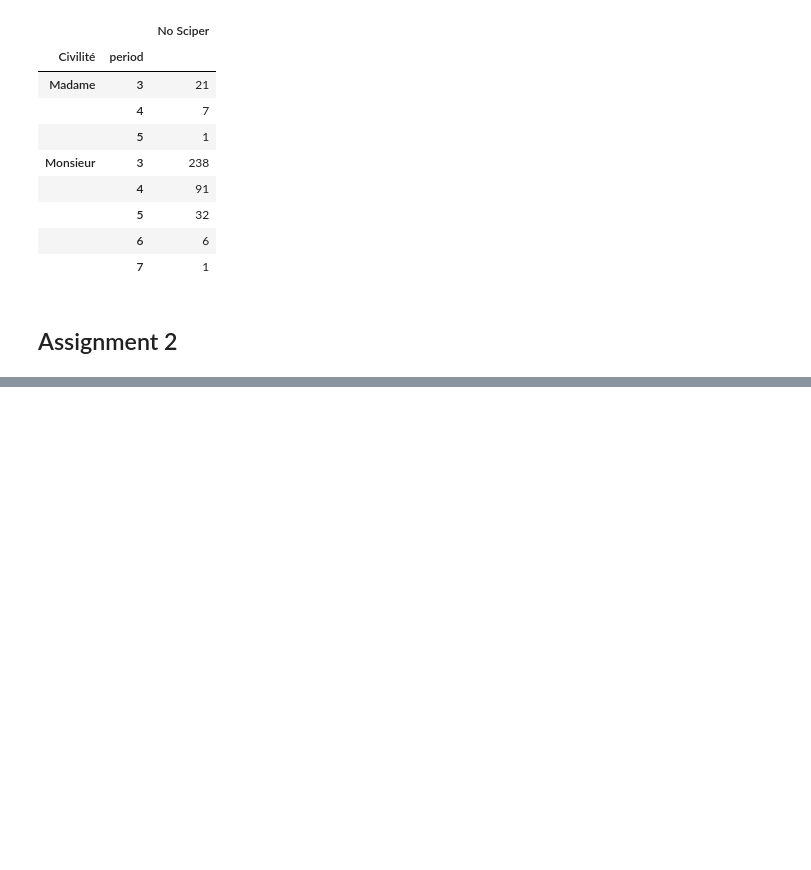
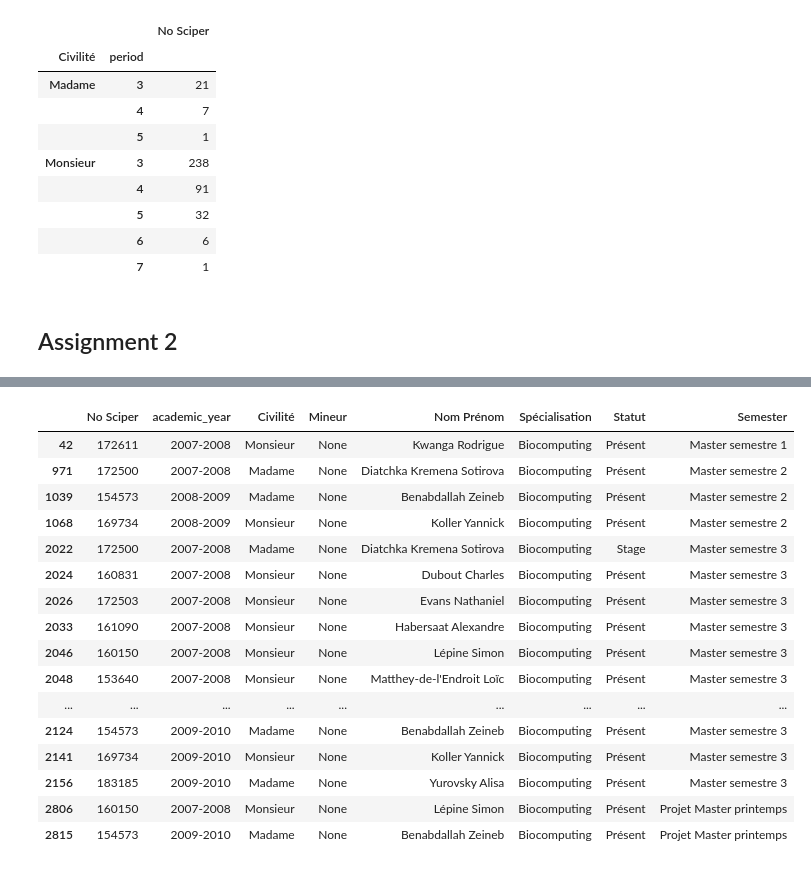
Before and after one commit to fanzhangsuper/fancy_group, a Jupyter notebook: HW3/homework 3.ipynb, the cells around one changed output, grey strips where cells are left out. Cells and saved outputs as stored; diff of their text form; code cells hidden in the pictures; blank space fills up the shorter version.

```diff
--- a/HW3/homework 3.ipynb
+++ b/HW3/homework 3.ipynb
@@ -209,8 +210,11 @@ result.iloc[:,[0, 4]].reset_index().groupby(['Civilité','period']).count()
 # %%
 # extract the semester 1 and semester 2 student list
 season_str = ["Semestre d'automne","Semestre de printemps"]
-semester_str = ['Master semestre 1','Master semestre 2']
+semester_str = ['Master semestre 1','Master semestre 2','Master semestre 3','Projet Master automne','Projet Master printemps']
 feature_list = ['Nom Prénom', 'No Sciper', 'Statut', 'Civilité','Spécialisation','Mineur']
 unite_faculty_str =  'Informatique'
 df_master_semester_1,unique_master_index_1 = func_get_semester_student(season_str[0],semester_str[0],unite_faculty_str, feature_list)
 df_master_semester_2,unique_master_index_2 = func_get_semester_student(season_str[1],semester_str[1],unite_faculty_str, feature_list)
+df_master_semester_3,unique_master_index_3 = func_get_semester_student(season_str[0],semester_str[2],unite_faculty_str, feature_list)
+df_master_project_1,unique_master_project_index_1 = func_get_semester_student(season_str[0],semester_str[3],unite_faculty_str, feature_list)
+df_master_project_2,unique_master_project_index_2 = func_get_semester_student(season_str[1],semester_str[4],unite_faculty_str, feature_list)
@@ -238,0 +231,3 @@ df_master_semester_1
+# %%
+master_all_semesters = pd.concat([df_master_semester_1, df_master_semester_2,\
+                                  df_master_semester_3, df_master_project_1, df_master_project_2]).reset_index()
@@ -238,0 +278,20 @@ df_master_semester_1
+# %%
+master_all_semesters[(master_all_semesters.Spécialisation == 'Biocomputing') ]
+# %% [output]
+|  | No Sciper | academic_year | Civilité | Mineur | Nom Prénom | Spécialisation | Statut | Semester |
+| 42 | 172611 | 2007-2008 | Monsieur | None | Kwanga Rodrigue | Biocomputing | Présent | Master semestre 1 |
+| 971 | 172500 | 2007-2008 | Madame | None | Diatchka Kremena Sotirova | Biocomputing | Présent | Master semestre 2 |
+| 1039 | 154573 | 2008-2009 | Madame | None | Benabdallah Zeineb | Biocomputing | Présent | Master semestre 2 |
+| 1068 | 169734 | 2008-2009 | Monsieur | None | Koller Yannick | Biocomputing | Présent | Master semestre 2 |
+| 2022 | 172500 | 2007-2008 | Madame | None | Diatchka Kremena Sotirova | Biocomputing | Stage | Master semestre 3 |
+| 2024 | 160831 | 2007-2008 | Monsieur | None | Dubout Charles | Biocomputing | Présent | Master semestre 3 |
+| 2026 | 172503 | 2007-2008 | Monsieur | None | Evans Nathaniel | Biocomputing | Présent | Master semestre 3 |
+| 2033 | 161090 | 2007-2008 | Monsieur | None | Habersaat Alexandre | Biocomputing | Présent | Master semestre 3 |
+| 2046 | 160150 | 2007-2008 | Monsieur | None | Lépine Simon | Biocomputing | Présent | Master semestre 3 |
+| 2048 | 153640 | 2007-2008 | Monsieur | None | Matthey-de-l'Endroit Loïc | Biocomputing | Présent | Master semestre 3 |
+| ... | ... | ... | ... | ... | ... | ... | ... | ... |
+| 2124 | 154573 | 2009-2010 | Madame | None | Benabdallah Zeineb | Biocomputing | Présent | Master semestre 3 |
+| 2141 | 169734 | 2009-2010 | Monsieur | None | Koller Yannick | Biocomputing | Présent | Master semestre 3 |
+| 2156 | 183185 | 2009-2010 | Madame | None | Yurovsky Alisa | Biocomputing | Présent | Master semestre 3 |
+| 2806 | 160150 | 2007-2008 | Monsieur | None | Lépine Simon | Biocomputing | Présent | Projet Master printemps |
+| 2815 | 154573 | 2009-2010 | Madame | None | Benabdallah Zeineb | Biocomputing | Présent | Projet Master printemps |
```
Also changed, not shown: parts of 12 cells of this notebook.
